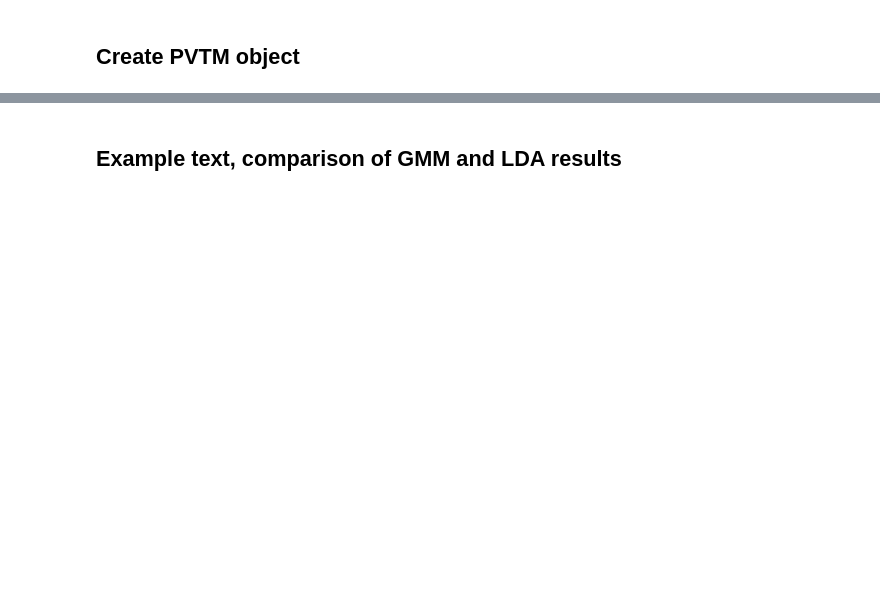
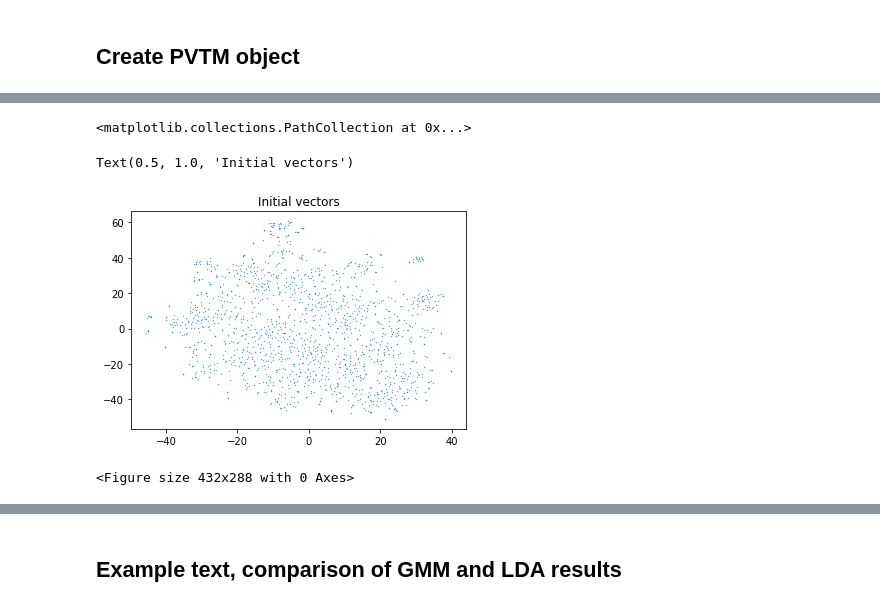
Before and after one commit to davidlenz/pvtm, a Jupyter notebook: class_PVTM.ipynb, the cells around one changed output, grey strips where cells are left out. Cells and saved outputs as stored; diff of their text form; code cells hidden in the pictures; blank space fills up the shorter version.

```diff
--- a/class_PVTM.ipynb
+++ b/class_PVTM.ipynb
@@ -306,0 +336,18 @@ pvtm.document_topics.shape # number of rows = number of documents; number of col
+# %%
+from sklearn.manifold import TSNE
+
+t = TSNE()
+
+tsnevecs = t.fit(pvtm.model.docvecs.doctag_syn0)
+tsnevecs = t.fit_transform(pvtm.model.docvecs.doctag_syn0)
+
+import matplotlib.pyplot as plt
+
+plt.scatter(tsnevecs[:,0], tsnevecs[:,1], s=0.1)
+plt.title('Initial vectors')
+plt.show()
+# %% [output]
+<matplotlib.collections.PathCollection at 0x...>
+Text(0.5, 1.0, 'Initial vectors')
+[figure, added]
+<Figure size 432x288 with 0 Axes>
```
Also changed, not shown: parts of 23 cells of this notebook.
